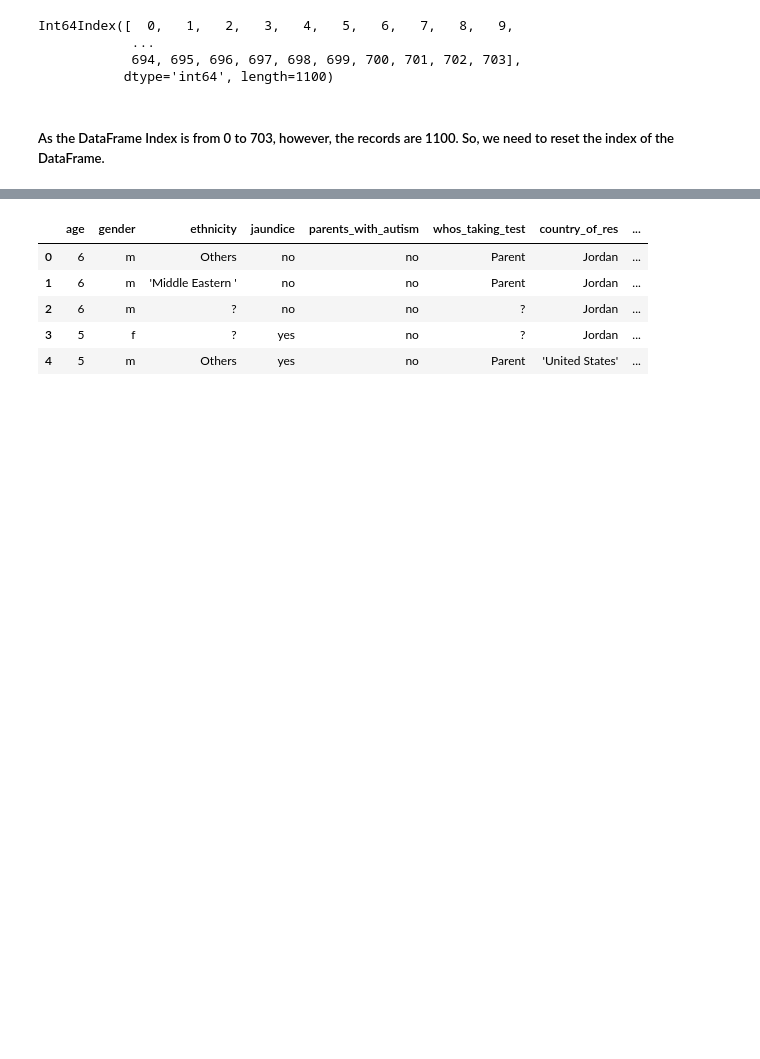
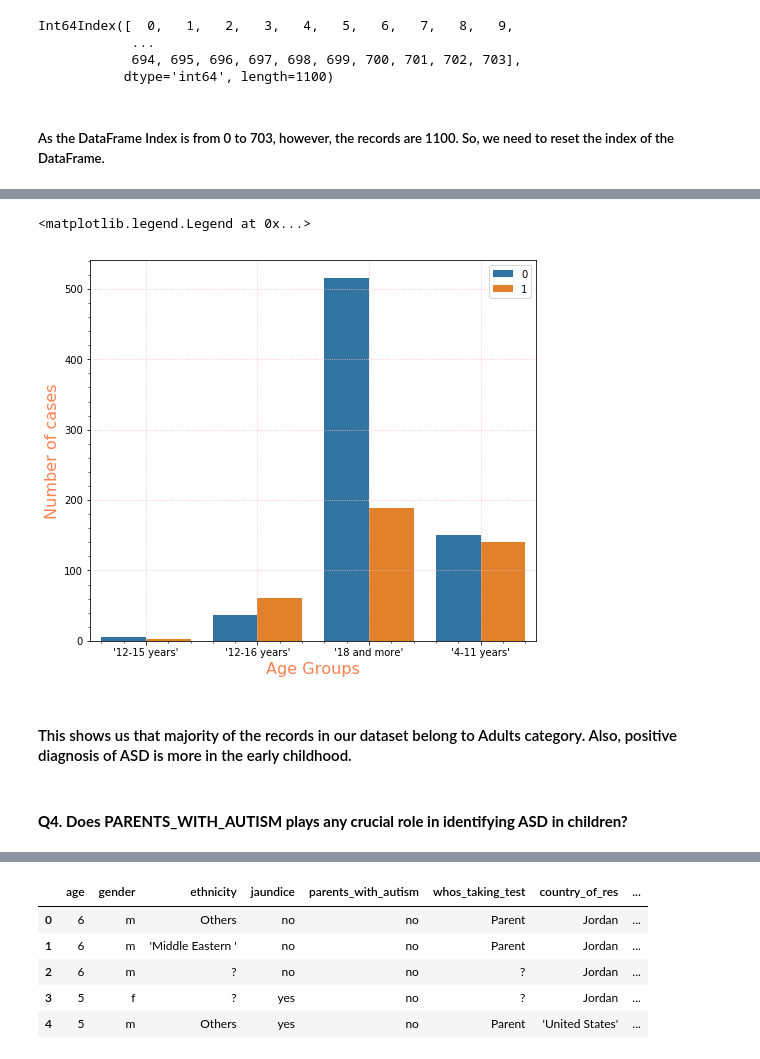
Before and after one commit to raj-shr-git/UW_Score_prediction_against_ASD, a Jupyter notebook: ASD_Prediction.ipynb, the cells around one changed output, grey strips where cells are left out. Cells and saved outputs as stored; diff of their text form; code cells hidden in the pictures; blank space fills up the shorter version.

```diff
--- a/ASD_Prediction.ipynb
+++ b/ASD_Prediction.ipynb
@@ -250,0 +298,18 @@ ASD_df.reset_index(drop=True,inplace=True)
+# %%
+age_grp_label_df = pd.DataFrame(ASD_df_eda.groupby(['age_desc','ASD_Label']).count()['Q1_Score'])
+age_grp_label_df.reset_index(inplace=True)
+# %%
+plt.figure(figsize=(8,7))
+sns.barplot(x='age_desc',y='Q1_Score',hue='ASD_Label',data=age_grp_label_df)
+plt.minorticks_on()
+plt.grid(which='major',linestyle=':',color='lightpink')
+plt.xlabel("Age Groups",fontdict=l_font)
+plt.ylabel("Number of cases",fontdict=l_font)
+plt.legend()
+# %% [output]
+<matplotlib.legend.Legend at 0x...>
+[figure, added]
+# %% [markdown]
+#### This shows us that majority of the records in our dataset belong to Adults category. Also, positive diagnosis of ASD is more in the early childhood.
+# %% [markdown]
+#### **Q4. Does PARENTS_WITH_AUTISM plays any crucial role in identifying ASD in children?**
```
Also changed, not shown: parts of 40 cells of this notebook.
